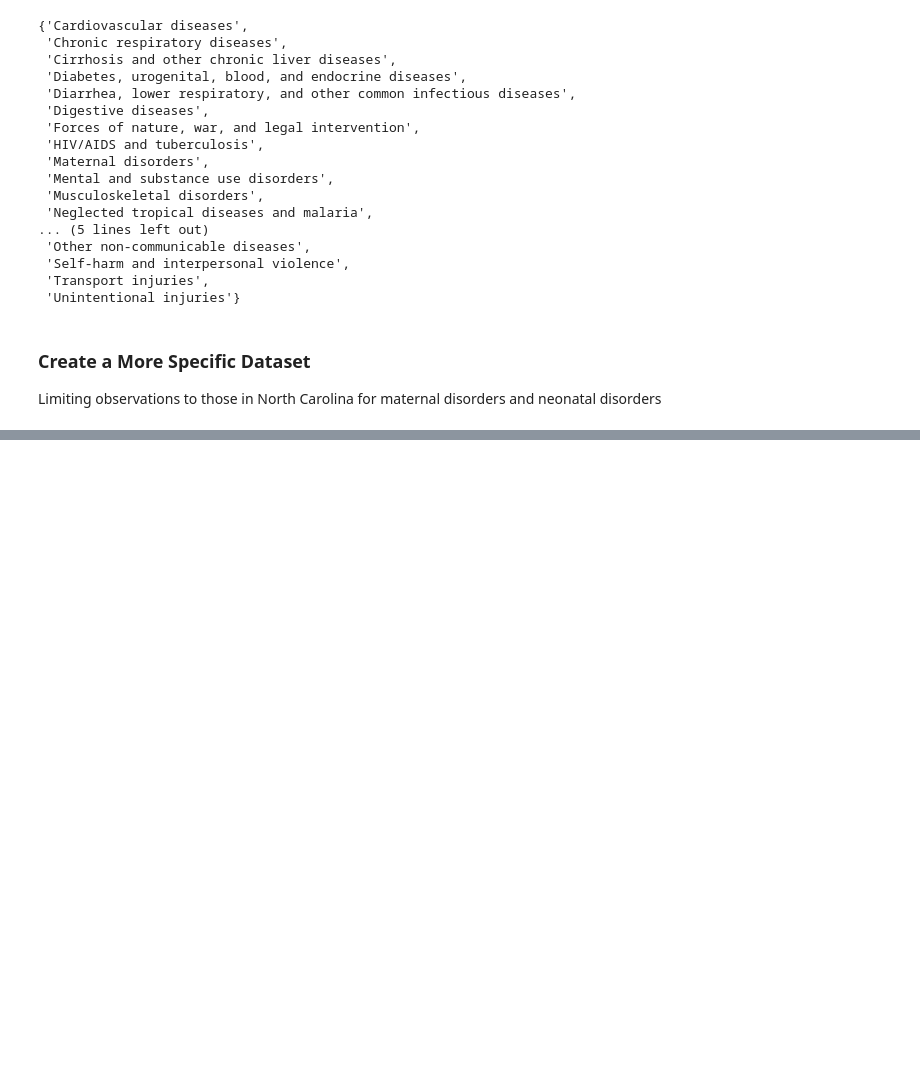
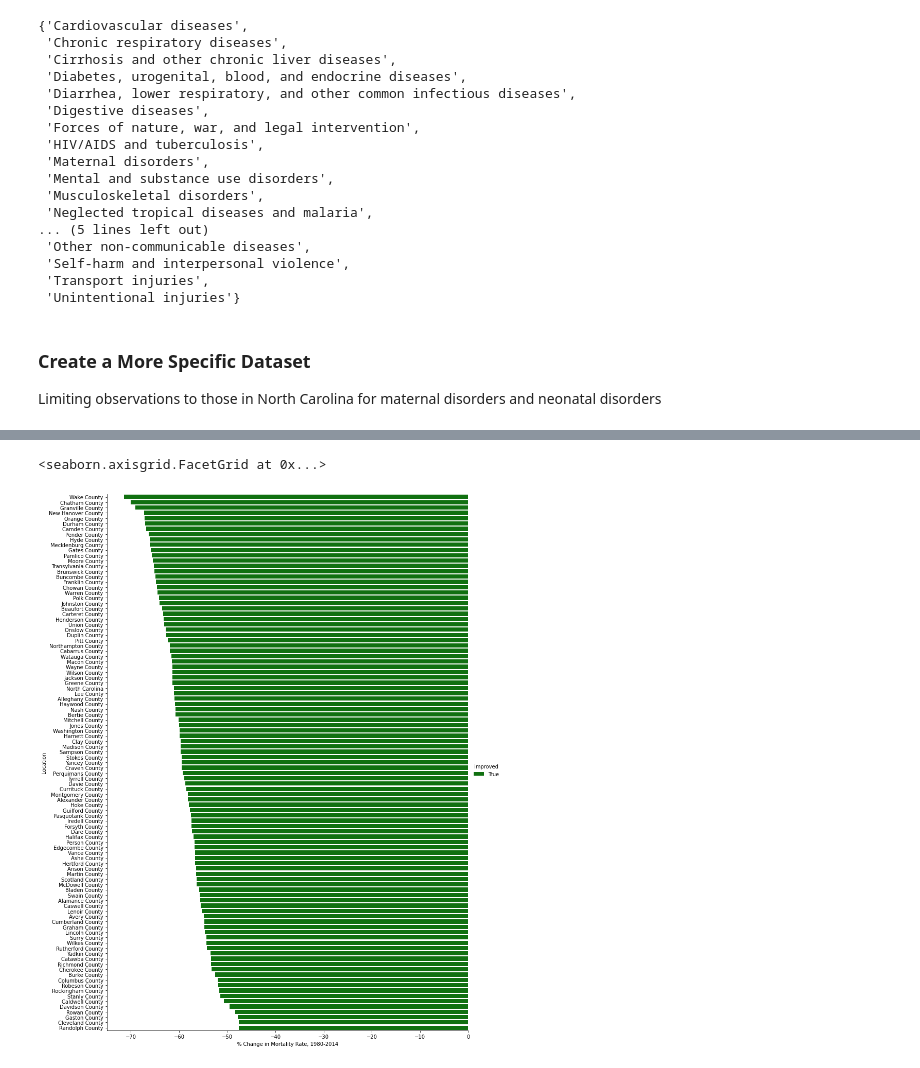
Before and after one commit to parkerfh/CS216_FinalProject, a Jupyter notebook: Yvonne's Data Wrangling/Yvonne's Data Wrangling.ipynb, the cells around one changed output, grey strips where cells are left out. Drawn from its saved outputs; the diff is of its cells as text; code cells hidden in the pictures; blank space fills up the shorter version.

```diff
--- a/Yvonne's Data Wrangling/Yvonne's Data Wrangling.ipynb
+++ b/Yvonne's Data Wrangling/Yvonne's Data Wrangling.ipynb
@@ -67,0 +74,11 @@ sns.catplot(y="Location", x = "% Change in Mortality Rate, 1980-2014",
+# %%
+neonatalChange = countyMortality[countyMortality['Category'] == "Neonatal disorders"]
+neonatalChange = neonatalChange.sort_values('% Change in Mortality Rate, 1980-2014')
+neonatalChange['improved'] = neonatalChange['% Change in Mortality Rate, 1980-2014'] < 0
+sns.catplot(y="Location", x = "% Change in Mortality Rate, 1980-2014",
+           kind = "bar", data = neonatalChange,
+            height=15, aspect=11.7/15, hue="improved",
+           palette=sns.color_palette(['green', 'red']))
+# %% [output]
+<seaborn.axisgrid.FacetGrid at 0x...>
+[figure, added]
```
Also changed, not shown: parts of 28 cells of this notebook.
